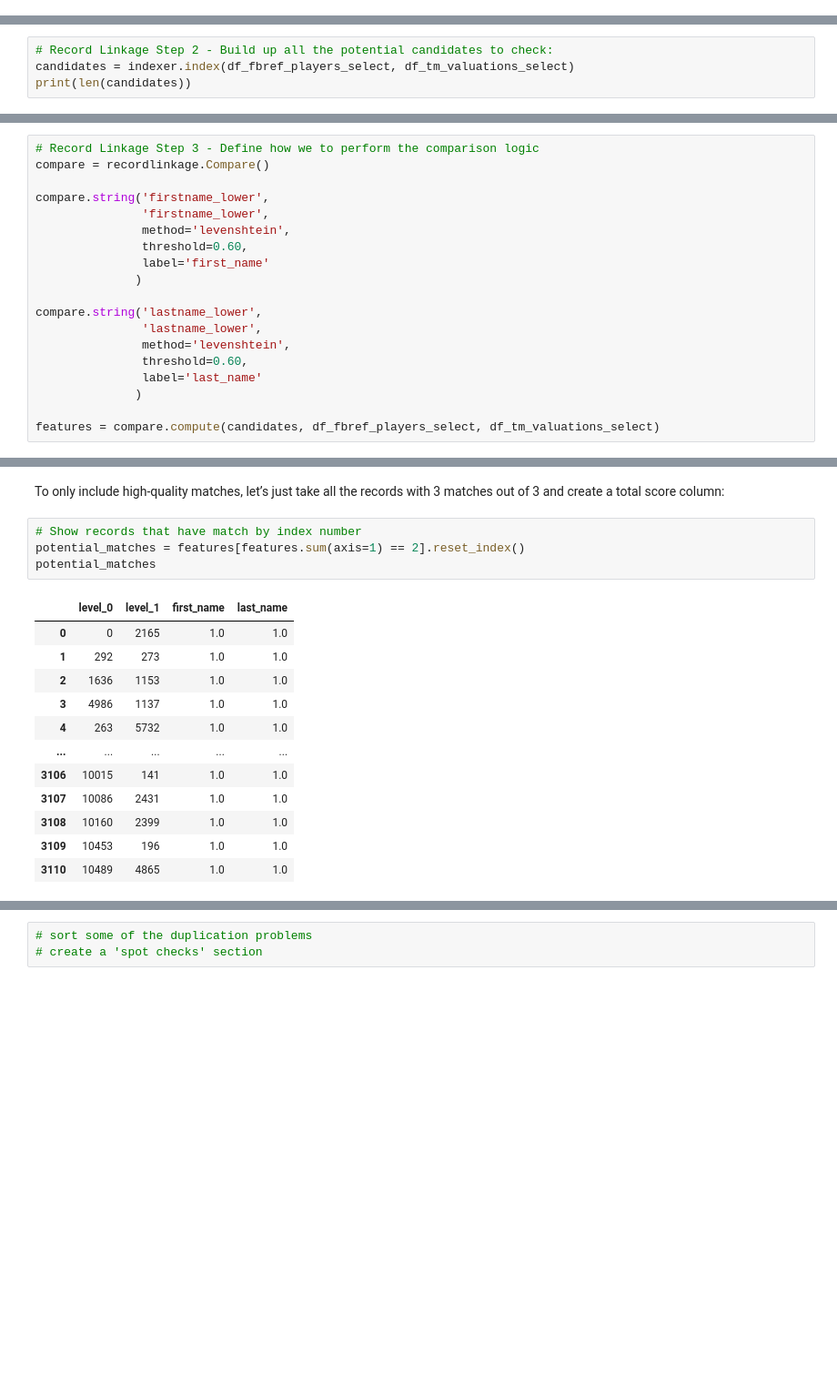
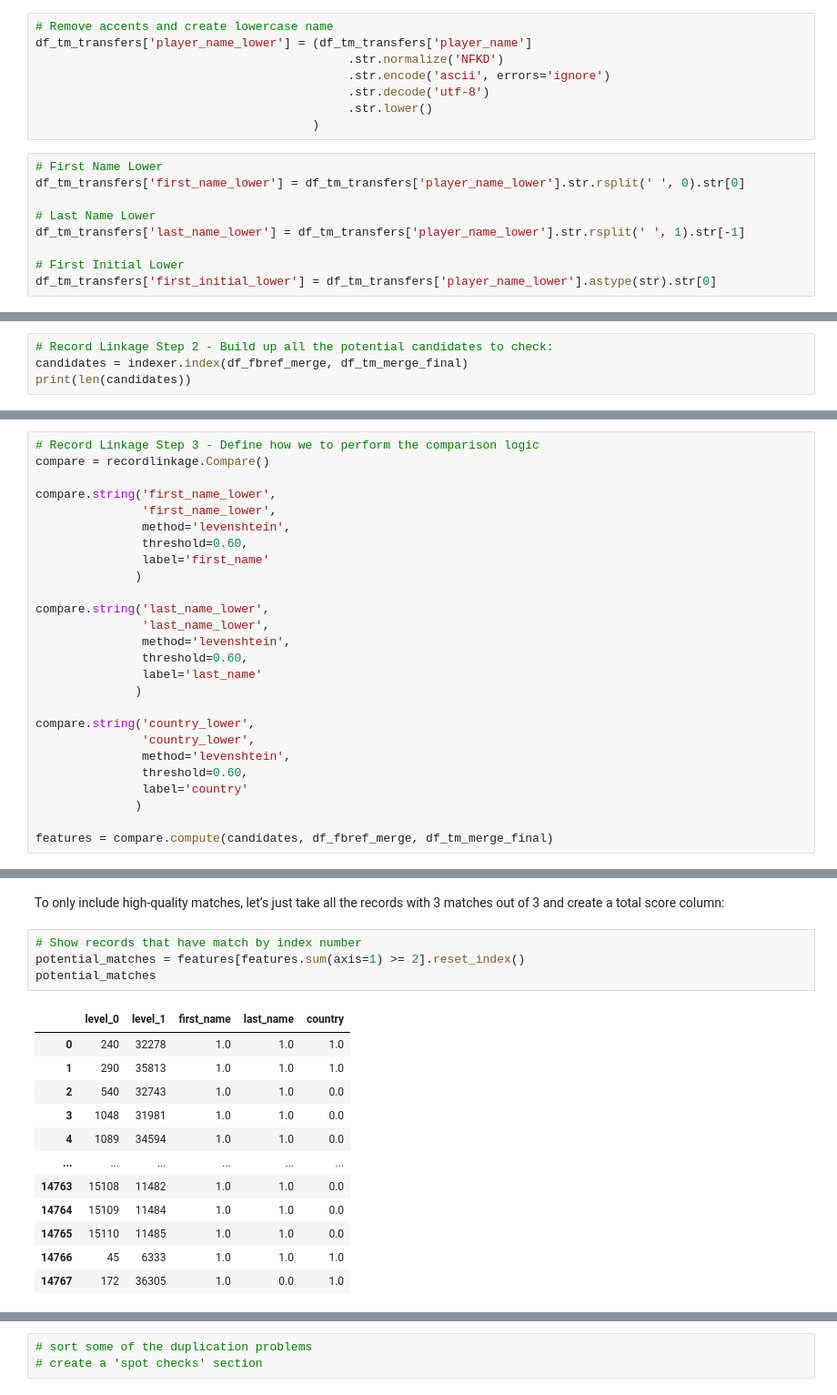
Before and after one commit to eddwebster/football_analytics, a Jupyter notebook: notebooks/4_data_unification/Player Golden ID of Football Datasets.ipynb, the cells around one changed output, grey strips where cells are left out. Shown: that part at 91% size. Cells and saved outputs as stored; diff of their text form; blank space fills up the shorter version.

```diff
--- a/notebooks/4_data_unification/Player Golden ID of Football Datasets.ipynb
+++ b/notebooks/4_data_unification/Player Golden ID of Football Datasets.ipynb
@@ -453,0 +775,17 @@ indexer.block(left_on = ['firstinitial_lower', 'birth_year', 'outfielder_goalkee
+# %%
+# Remove accents and create lowercase name
+df_tm_transfers['player_name_lower'] = (df_tm_transfers['player_name']
+                                            .str.normalize('NFKD')
+                                            .str.encode('ascii', errors='ignore')
+                                            .str.decode('utf-8')
+                                            .str.lower()
+                                       )
+# %%
+# First Name Lower
+df_tm_transfers['first_name_lower'] = df_tm_transfers['player_name_lower'].str.rsplit(' ', 0).str[0]
+
+# Last Name Lower
+df_tm_transfers['last_name_lower'] = df_tm_transfers['player_name_lower'].str.rsplit(' ', 1).str[-1]
+
+# First Initial Lower
+df_tm_transfers['first_initial_lower'] = df_tm_transfers['player_name_lower'].astype(str).str[0]
@@ -455,6 +1182,6 @@ indexer.block(left_on = ['firstinitial_lower', 'birth_year', 'outfielder_goalkee
 The next step is to build up all the potential candidates to check:
 # %%
 # Record Linkage Step 2 - Build up all the potential candidates to check:
-candidates = indexer.index(df_fbref_players_select, df_tm_valuations_select)
+candidates = indexer.index(df_fbref_merge, df_tm_merge_final)
 print(len(candidates))
 # %% [output]
@@ -465,21 +1192,28 @@ Now that we have defined the left and right data sets and all the candidates, we
 # Record Linkage Step 3 - Define how we to perform the comparison logic
 compare = recordlinkage.Compare()
 
-compare.string('firstname_lower',
-               'firstname_lower',
+compare.string('first_name_lower',
+               'first_name_lower',
                method='levenshtein',
                threshold=0.60,
                label='first_name'
               )
 
-compare.string('lastname_lower',
-               'lastname_lower',
+compare.string('last_name_lower',
+               'last_name_lower',
                method='levenshtein',
                threshold=0.60,
                label='last_name'
               )
 
-features = compare.compute(candidates, df_fbref_players_select, df_tm_valuations_select)
+compare.string('country_lower',
+               'country_lower',
+               method='levenshtein',
+               threshold=0.60,
+               label='country'
+              )
+
+features = compare.compute(candidates, df_fbref_merge, df_tm_merge_final)
 # %% [markdown]
 View the potential candidates
 # %%
@@ -515,18 +1250,18 @@ dtype: int64
 To only include high-quality matches, let’s just take all the records with 3 matches out of 3 and create a total score column:
 # %%
 # Show records that have match by index number
-potential_matches = features[features.sum(axis=1) == 2].reset_index()
+potential_matches = features[features.sum(axis=1) >= 2].reset_index()
 potential_matches
 # %% [output]
-|  | level_0 | level_1 | first_name | last_name |
-| 0 | 0 | 2165 | 1.0 | 1.0 |
-| 1 | 292 | 273 | 1.0 | 1.0 |
-| 2 | 1636 | 1153 | 1.0 | 1.0 |
-| 3 | 4986 | 1137 | 1.0 | 1.0 |
-| 4 | 263 | 5732 | 1.0 | 1.0 |
-| ... | ... | ... | ... | ... |
-| 3106 | 10015 | 141 | 1.0 | 1.0 |
-| 3107 | 10086 | 2431 | 1.0 | 1.0 |
-| 3108 | 10160 | 2399 | 1.0 | 1.0 |
-| 3109 | 10453 | 196 | 1.0 | 1.0 |
-| 3110 | 10489 | 4865 | 1.0 | 1.0 |
+|  | level_0 | level_1 | first_name | last_name | country |
+| 0 | 240 | 32278 | 1.0 | 1.0 | 1.0 |
+| 1 | 290 | 35813 | 1.0 | 1.0 | 1.0 |
+| 2 | 540 | 32743 | 1.0 | 1.0 | 0.0 |
+| 3 | 1048 | 31981 | 1.0 | 1.0 | 0.0 |
+| 4 | 1089 | 34594 | 1.0 | 1.0 | 0.0 |
+| ... | ... | ... | ... | ... | ... |
+| 14763 | 15108 | 11482 | 1.0 | 1.0 | 0.0 |
+| 14764 | 15109 | 11484 | 1.0 | 1.0 | 0.0 |
+| 14765 | 15110 | 11485 | 1.0 | 1.0 | 0.0 |
+| 14766 | 45 | 6333 | 1.0 | 1.0 | 1.0 |
+| 14767 | 172 | 36305 | 1.0 | 0.0 | 1.0 |
```
Also changed, not shown: parts of 219 cells of this notebook.
